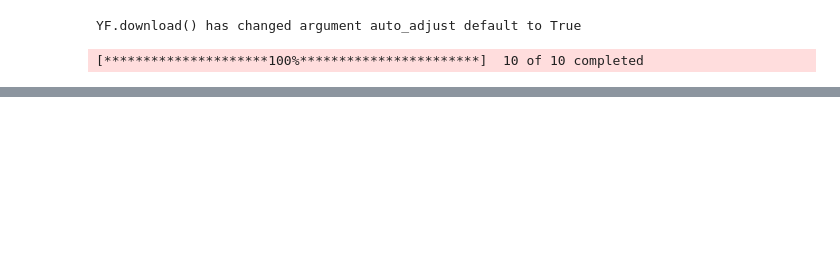
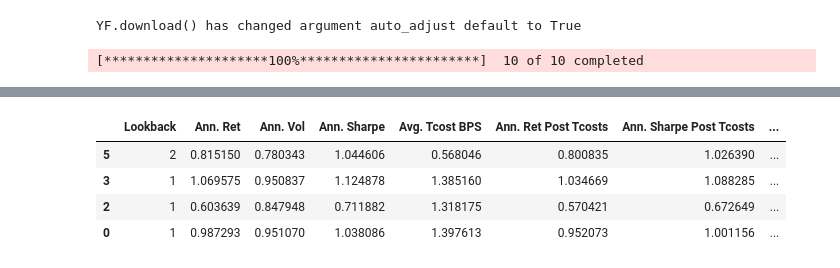
Before and after one commit to kwarrier1/crypto-mom, a Jupyter notebook: momentum-crypto-trading.ipynb, the cells around one changed output, grey strips where cells are left out. Cells and saved outputs as stored; diff of their text form; code cells hidden in the pictures; blank space fills up the shorter version.

```diff
--- a/momentum-crypto-trading.ipynb
+++ b/momentum-crypto-trading.ipynb
@@ -238,0 +219,12 @@ marketmom_port = portfolio(marketmom_weights, rets)
+# %%
+train_results_df_monthly = train_results(training_px, training_highs, training_rets, monthly_signal_funcs)
+# %%
+idx_m = train_results_df_monthly.groupby('Signal')['Ann. Sharpe Post Tcosts'].idxmax()
+best_lookbacks_monthly = train_results_df_monthly.loc[idx_m]
+best_lookbacks_monthly
+# %% [output]
+|  | Lookback | Ann. Ret | Ann. Vol | Ann. Sharpe | Avg. Tcost BPS | Ann. Ret Post Tcosts | Ann. Sharpe Post Tcosts | ... |
+| 5 | 2 | 0.815150 | 0.780343 | 1.044606 | 0.568046 | 0.800835 | 1.026390 | ... |
+| 3 | 1 | 1.069575 | 0.950837 | 1.124878 | 1.385160 | 1.034669 | 1.088285 | ... |
+| 2 | 1 | 0.603639 | 0.847948 | 0.711882 | 1.318175 | 0.570421 | 0.672649 | ... |
+| 0 | 1 | 0.987293 | 0.951070 | 1.038086 | 1.397613 | 0.952073 | 1.001156 | ... |
```
Also changed, not shown: parts of 31 cells of this notebook.
